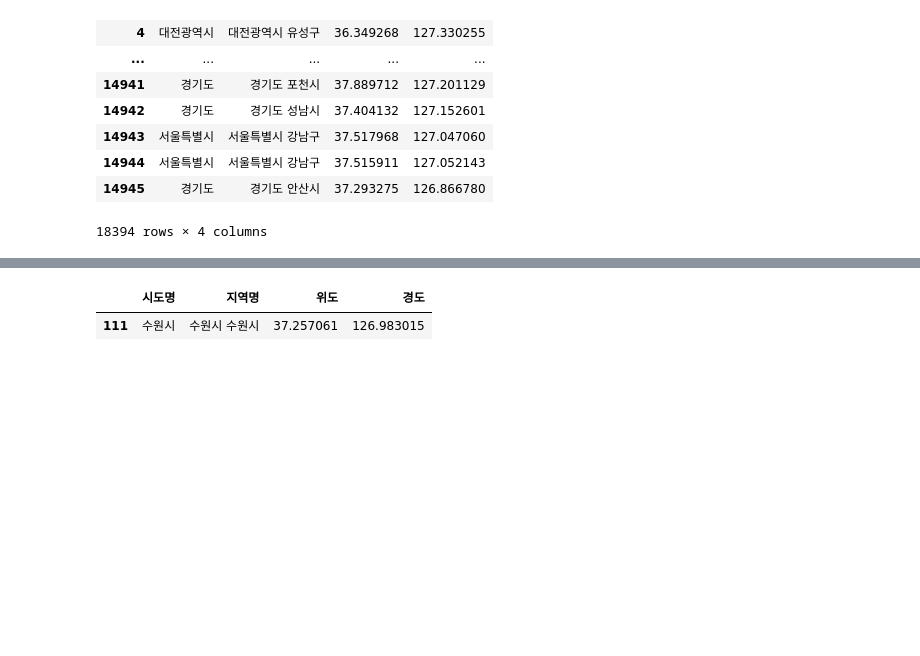
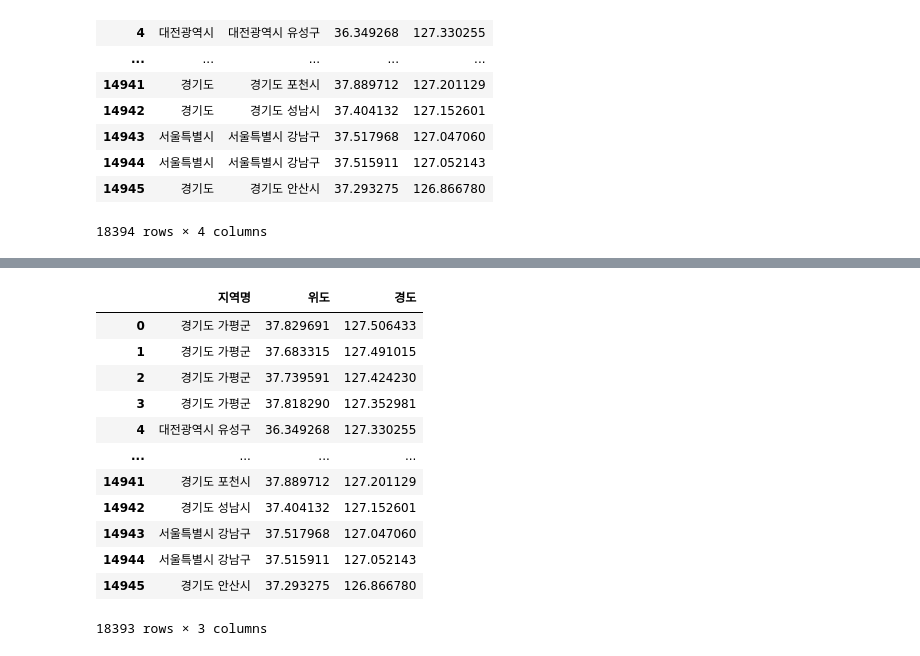
Before and after one commit to anyoungjin20040106/localData, a Jupyter notebook: dataset.ipynb, the cells around one changed output, grey strips where cells are left out. Saved outputs shown, nothing was run; the diff lists cells and outputs as text; code cells hidden in the pictures; blank space fills up the shorter version.

```diff
--- a/dataset.ipynb
+++ b/dataset.ipynb
@@ -422,9 +422,21 @@ array(['경기도 가평군', '대전광역시 유성구', '경기도 성남시'
        '세종특별자치시 마음로', '세종특별자치시 연동면', '세종특별자치시 연서면', '세종특별자치시 갈매로'],
       dtype=object)
 # %%
-result[result['지역명']=='수원시 수원시']
+result=result[result['지역명']!='수원시 수원시'][['지역명','위도','경도']]
+result
 # %% [output]
-|  | 시도명 | 지역명 | 위도 | 경도 |
-| 111 | 수원시 | 수원시 수원시 | 37.257061 | 126.983015 |
+|  | 지역명 | 위도 | 경도 |
+| 0 | 경기도 가평군 | 37.829691 | 127.506433 |
+| 1 | 경기도 가평군 | 37.683315 | 127.491015 |
+| 2 | 경기도 가평군 | 37.739591 | 127.424230 |
+| 3 | 경기도 가평군 | 37.818290 | 127.352981 |
+| 4 | 대전광역시 유성구 | 36.349268 | 127.330255 |
+| ... | ... | ... | ... |
+| 14941 | 경기도 포천시 | 37.889712 | 127.201129 |
+| 14942 | 경기도 성남시 | 37.404132 | 127.152601 |
+| 14943 | 서울특별시 강남구 | 37.517968 | 127.047060 |
+| 14944 | 서울특별시 강남구 | 37.515911 | 127.052143 |
+| 14945 | 경기도 안산시 | 37.293275 | 126.866780 |
+18393 rows × 3 columns
 # %%
 result.to_csv('data.csv',index=False)
```
Also changed, not shown: 1 other file.
